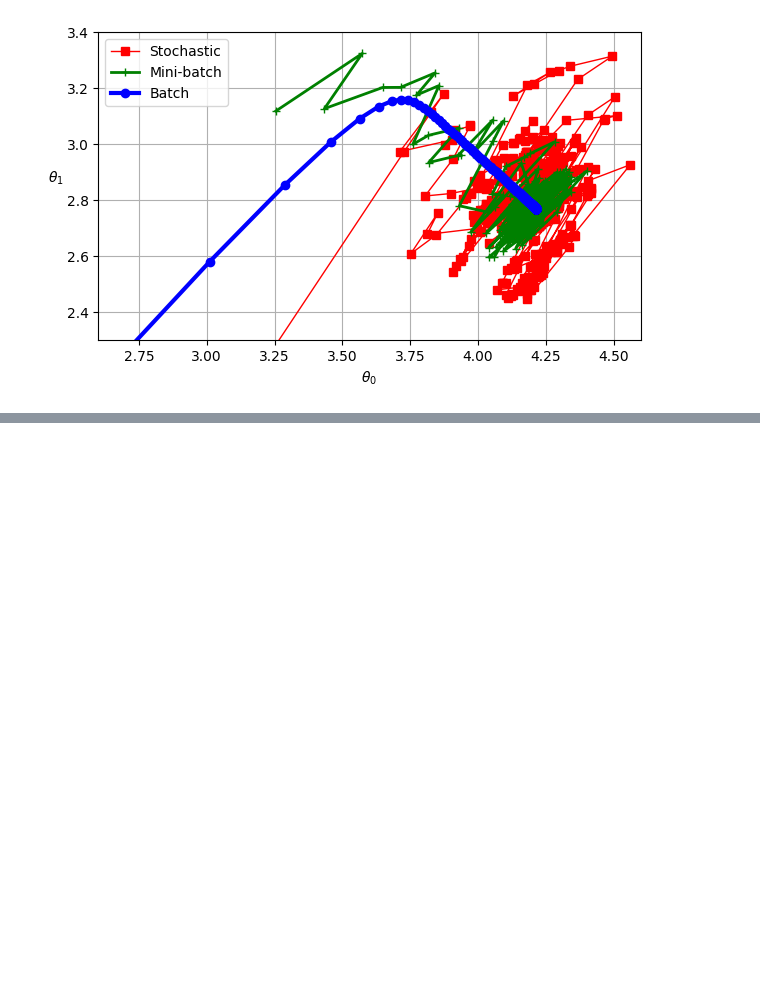
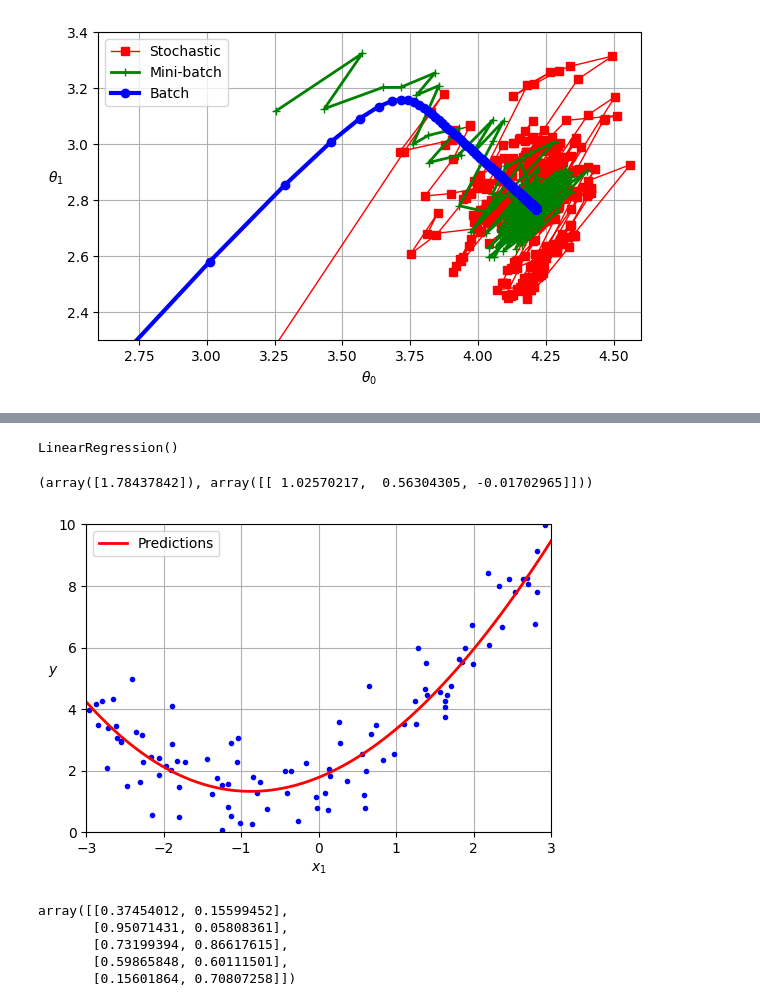
Before and after one commit to 19mddill/ML_Aurelien, a Jupyter notebook: linear_model_training_principles.ipynb, the cells around one changed output, grey strips where cells are left out. Drawn from its saved outputs; the diff is of its cells as text; code cells hidden in the pictures; blank space fills up the shorter version.

```diff
--- a/linear_model_training_principles.ipynb
+++ b/linear_model_training_principles.ipynb
@@ -387,0 +409,2 @@ plt.show()
+# %%
+X_poly_features = np.hstack([X,X**2])
@@ -387,0 +421,5 @@ plt.show()
+# %%
+from sklearn.preprocessing import PolynomialFeatures
+poly_features = PolynomialFeatures(degree=3,include_bias=False)
+X_poly = poly_features.fit_transform(X)
+X_poly
@@ -387,0 +444,47 @@ plt.show()
+# %%
+lin_reg = LinearRegression()
+lin_reg.fit(X_poly,y)
+# %% [output]
+LinearRegression()
+# %%
+lin_reg.intercept_, lin_reg.coef_
+# %% [output]
+(array([1.78437842]), array([[ 1.02570217,  0.56304305, -0.01702965]]))
+# %%
+# extra code – this cell generates and saves Figure 4–13
+
+X_new = np.linspace(-3, 3, 100).reshape(100, 1)
+X_new_poly = poly_features.transform(X_new)
+y_new = lin_reg.predict(X_new_poly)
+
+plt.figure(figsize=(6, 4))
+plt.plot(X, y, "b.")
+plt.plot(X_new, y_new, "r-", linewidth=2, label="Predictions")
+plt.xlabel("$x_1$")
+plt.ylabel("$y$", rotation=0)
+plt.legend(loc="upper left")
+plt.axis([-3, 3, 0, 10])
+plt.grid()
+plt.show()
+# %% [output]
+[figure, added]
+# %%
+import numpy as np
+from sklearn.preprocessing import PolynomialFeatures
+from sklearn.linear_model import LinearRegression
+
+np.random.seed(42)
+m = 5  # small number of samples to clearly see output
+a = np.random.rand(m, 1)
+b = np.random.rand(m, 1)
+X = np.hstack([a, b])
+
+# Just a demo target with some nonlinear interactions
+y = 1 + 2*a + 3*b + 4*a*b + 0.5*a**2*b - b**3 + np.random.randn(m,1)
+X
+# %% [output]
+array([[0.37454012, 0.15599452],
+       [0.95071431, 0.05808361],
+       [0.73199394, 0.86617615],
+       [0.59865848, 0.60111501],
+       [0.15601864, 0.70807258]])
```
Also changed, not shown: parts of 7 cells of this notebook.
